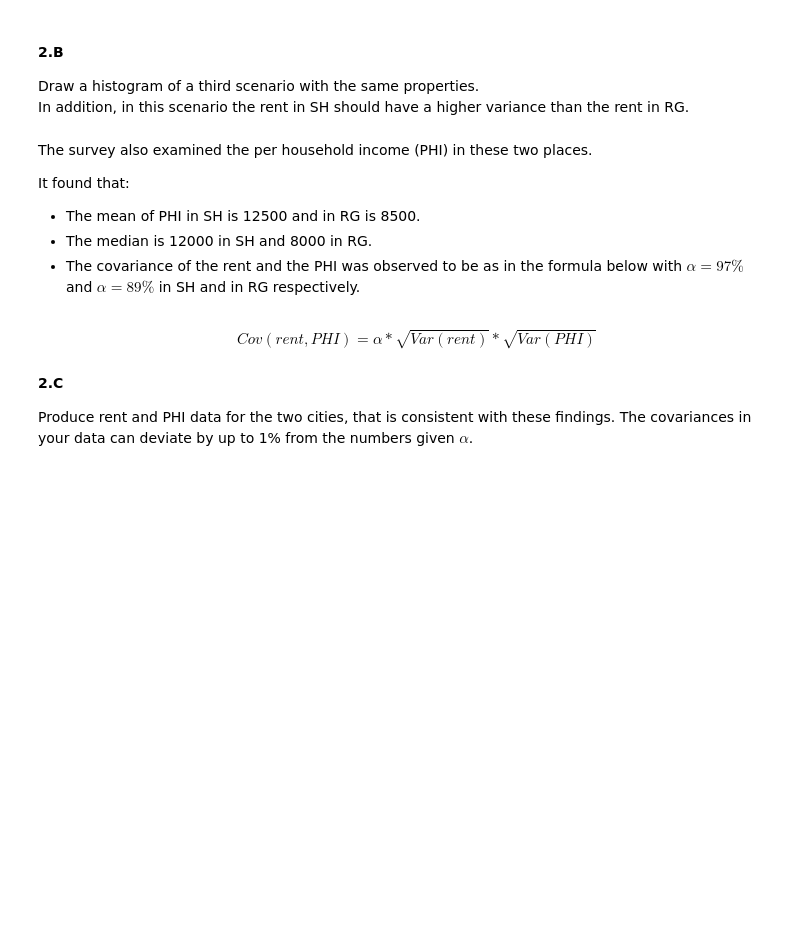
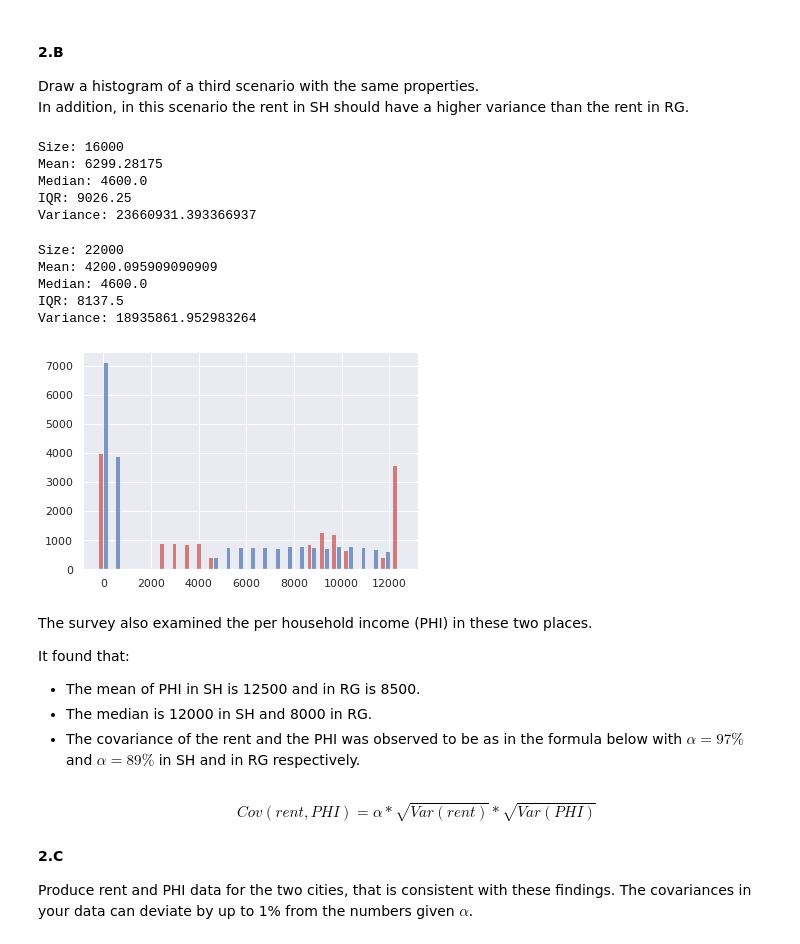
Before and after one commit to ronigold/Statistics_HW, a Jupyter notebook: HW1.ipynb, the cells around one changed output. Drawn from its saved outputs; the diff is of its cells as text; code cells hidden in the pictures; blank space fills up the shorter version.

```diff
--- a/HW1.ipynb
+++ b/HW1.ipynb
@@ -112,6 +187,40 @@ Draw histograms that describe 2 different scenarii of possible distributions of
 #### 2.B
 Draw a histogram of a third scenario with the same properties. <br>
 In addition, in this scenario the rent in SH should have a higher variance than the rent in RG.
+# %%
+def increases_variance_without_changing_the_median_or_mean(dist):
+    q25 = np.quantile(dist, 0.25)
+    q75 = np.quantile(dist, 0.75)
+
+    dist = np.sort(dist).copy()
+    for i in range(len(dist)):
+        if dist[i] < q25 and dist[len(dist)-i-1] > q75:
+            val = dist[i]
+            dist[i] -=val
+            dist[len(dist)-i-1] += val
+    return dist
+# %%
+distSHHigherVar = increases_variance_without_changing_the_median_or_mean(distSH)
+# %%
+print_dist_metrics(distSHHigherVar)
+# %% [output]
+Size: 16000
+Mean: 6299.28175
+Median: 4600.0
+IQR: 9026.25
+Variance: 23660931.393366937
+# %%
+print_dist_metrics(distRG)
+# %% [output]
+Size: 22000
+Mean: 4200.095909090909
+Median: 4600.0
+IQR: 8137.5
+Variance: 18935861.952983264
+# %%
+hist_plot = plt.hist([distSHHigherVar, distRG], color=['r','b'], alpha=0.7, bins = 25)
+# %% [output]
+[figure, added]
 # %% [markdown]
 The survey also examined the per household income (PHI) in these two places.<br>
 
```
Also changed, not shown: parts of 11 cells of this notebook.
